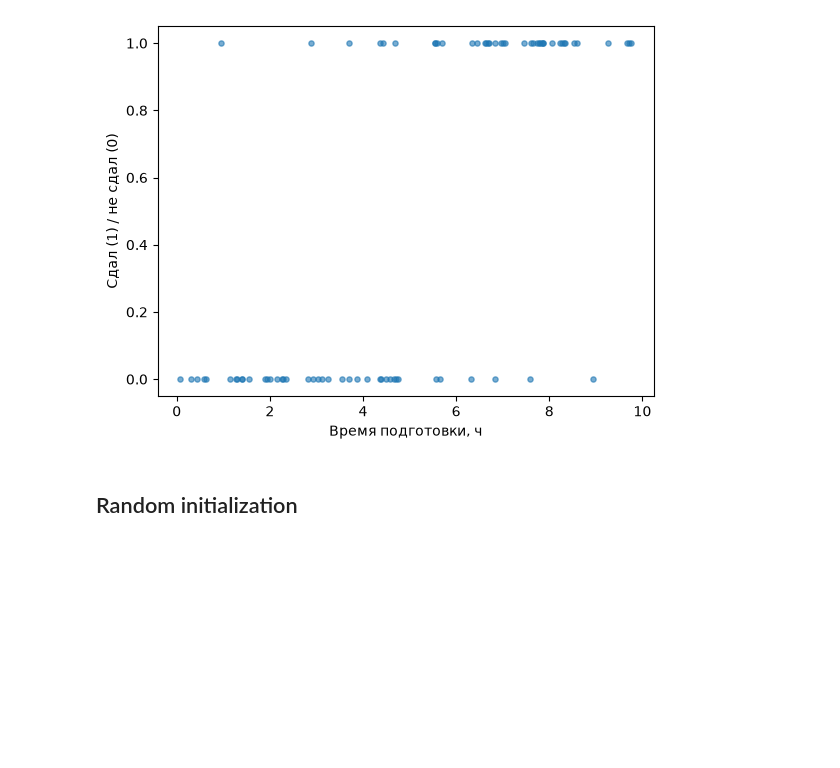
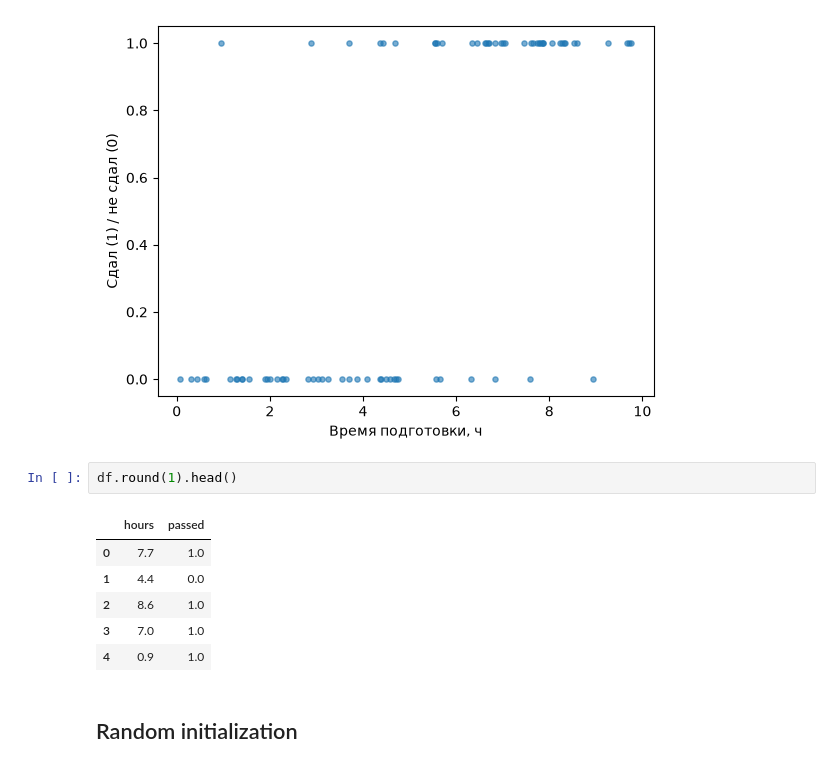
Before and after one commit to EHoTuK1/eng-regression, a Jupyter notebook: notebooks/2_logistic_regression.ipynb, the cells around one changed output. Saved outputs shown, nothing was run; the diff lists cells and outputs as text; blank space fills up the shorter version.

```diff
--- a/notebooks/2_logistic_regression.ipynb
+++ b/notebooks/2_logistic_regression.ipynb
@@ -22,6 +22,15 @@ plot_data(hours, passed)
 # %% [output]
 saved: C:\Users\Admin\Documents\Study\Projects\eng-regression\outputs\log_regression_data.png
 [figure]
+# %%
+df.round(1).head()
+# %% [output]
+|  | hours | passed |
+| 0 | 7.7 | 1.0 |
+| 1 | 4.4 | 0.0 |
+| 2 | 8.6 | 1.0 |
+| 3 | 7.0 | 1.0 |
+| 4 | 0.9 | 1.0 |
 # %% [markdown]
 ## Random initialization
 # %%
```
Also changed, not shown: parts of 3 cells of this notebook, 2 other files.
